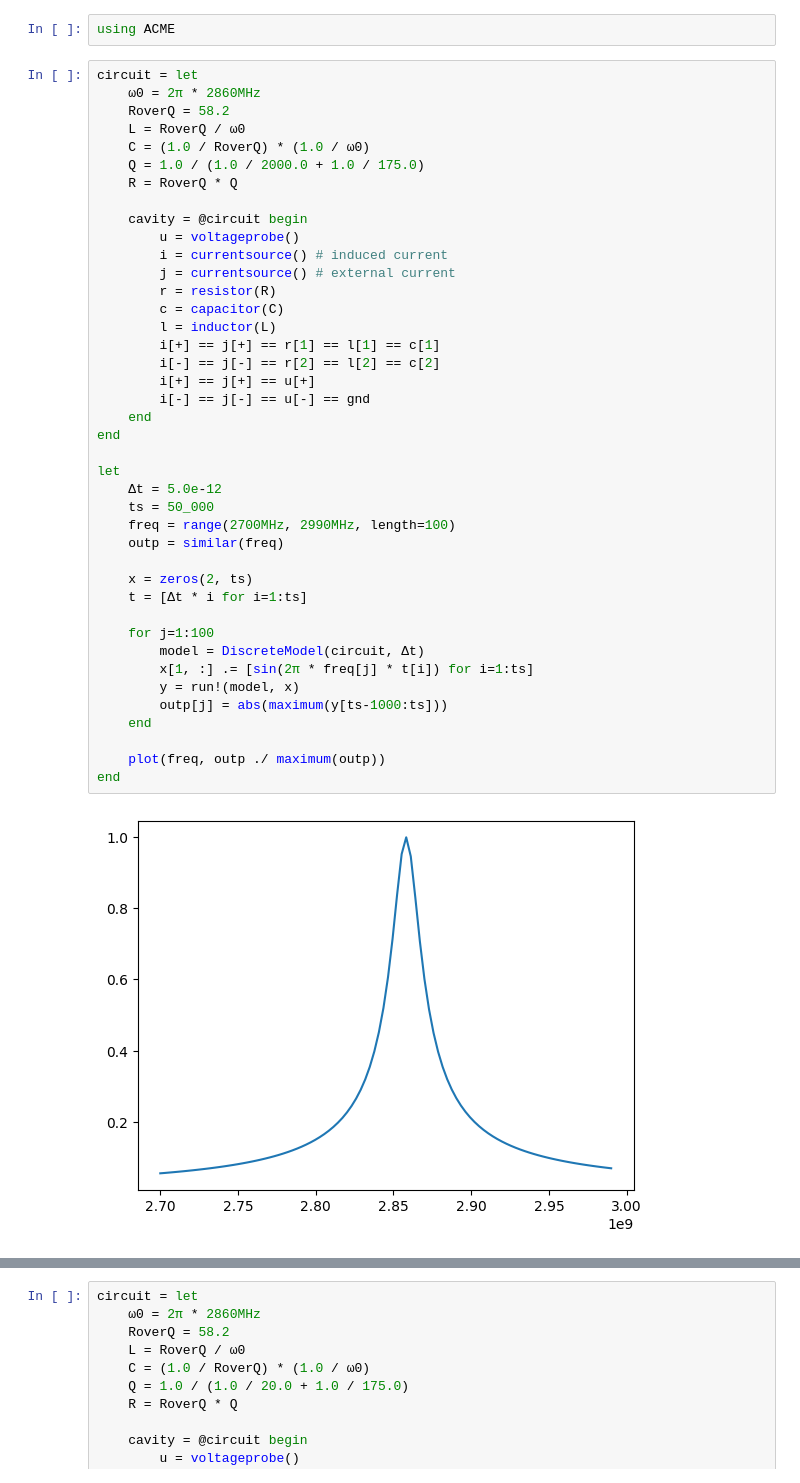
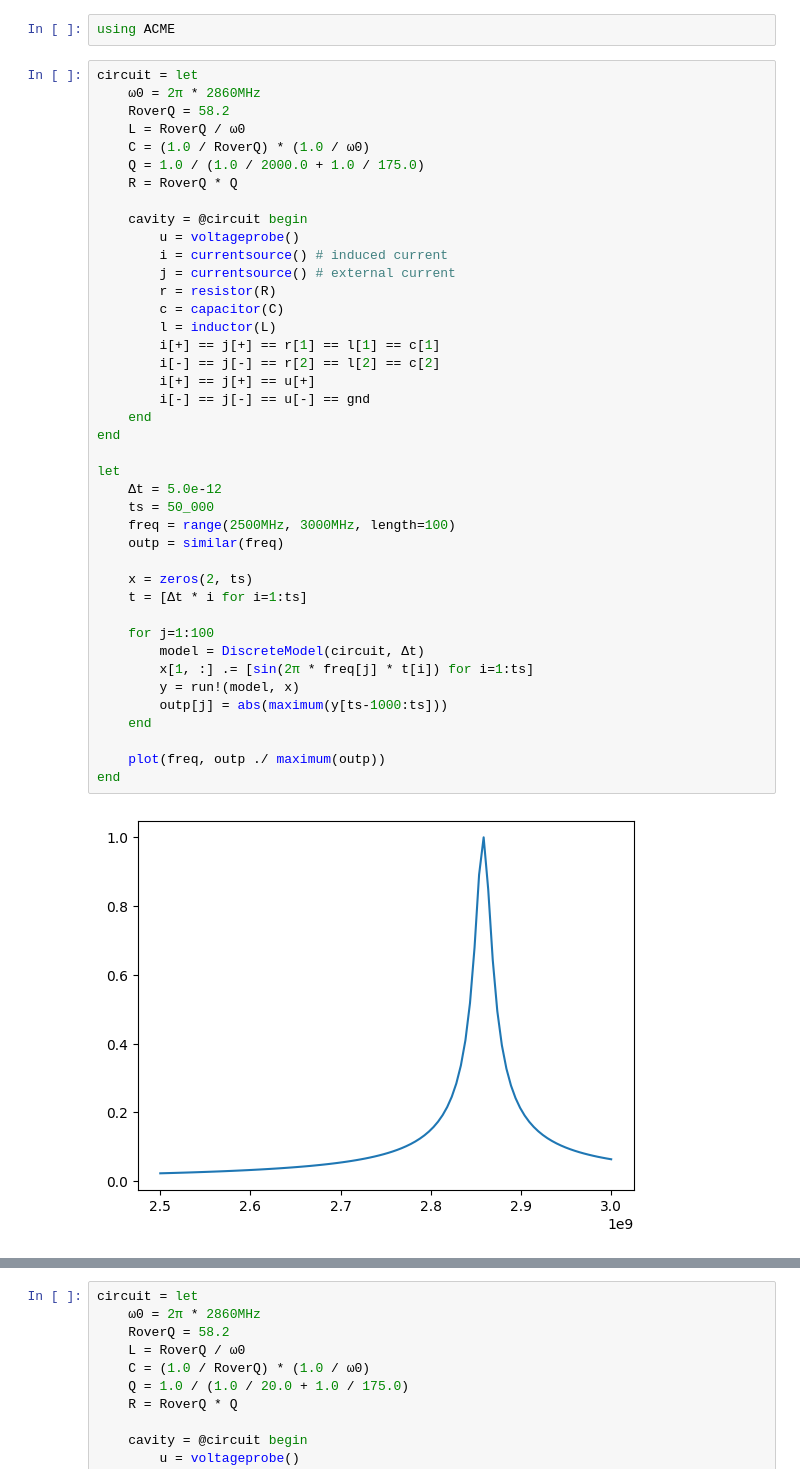
Before and after one commit to bchaber/iskra, a Jupyter notebook: klystron.ipynb, the cells around one changed output, grey strips where cells are left out. Drawn from its saved outputs; the diff is of its cells as text.

```diff
--- a/klystron.ipynb
+++ b/klystron.ipynb
@@ -352,35 +473,35 @@ circuit = let
         i = currentsource() # induced current
         j = currentsource() # external current
         r = resistor(R)
         c = capacitor(C)
         l = inductor(L)
         i[+] == j[+] == r[1] == l[1] == c[1]
         i[-] == j[-] == r[2] == l[2] == c[2]
         i[+] == j[+] == u[+]
         i[-] == j[-] == u[-] == gnd
     end
 end
 
 let
     Δt = 5.0e-12
     ts = 50_000
-    freq = range(2700MHz, 2990MHz, length=100)
+    freq = range(2500MHz, 3000MHz, length=100)
     outp = similar(freq)
 
     x = zeros(2, ts)
     t = [Δt * i for i=1:ts]
 
     for j=1:100
         model = DiscreteModel(circuit, Δt)
         x[1, :] .= [sin(2π * freq[j] * t[i]) for i=1:ts]
         y = run!(model, x)
         outp[j] = abs(maximum(y[ts-1000:ts]))
     end
 
     plot(freq, outp ./ maximum(outp))
 end
 # %% [output]
-[figure, old version]
+[figure, new version]
 1-element Vector{PyCall.PyObject}:
  PyObject <matplotlib.lines.Line2D object at 0x...>
 # %%
```
Also changed, not shown: parts of 15 cells of this notebook.
